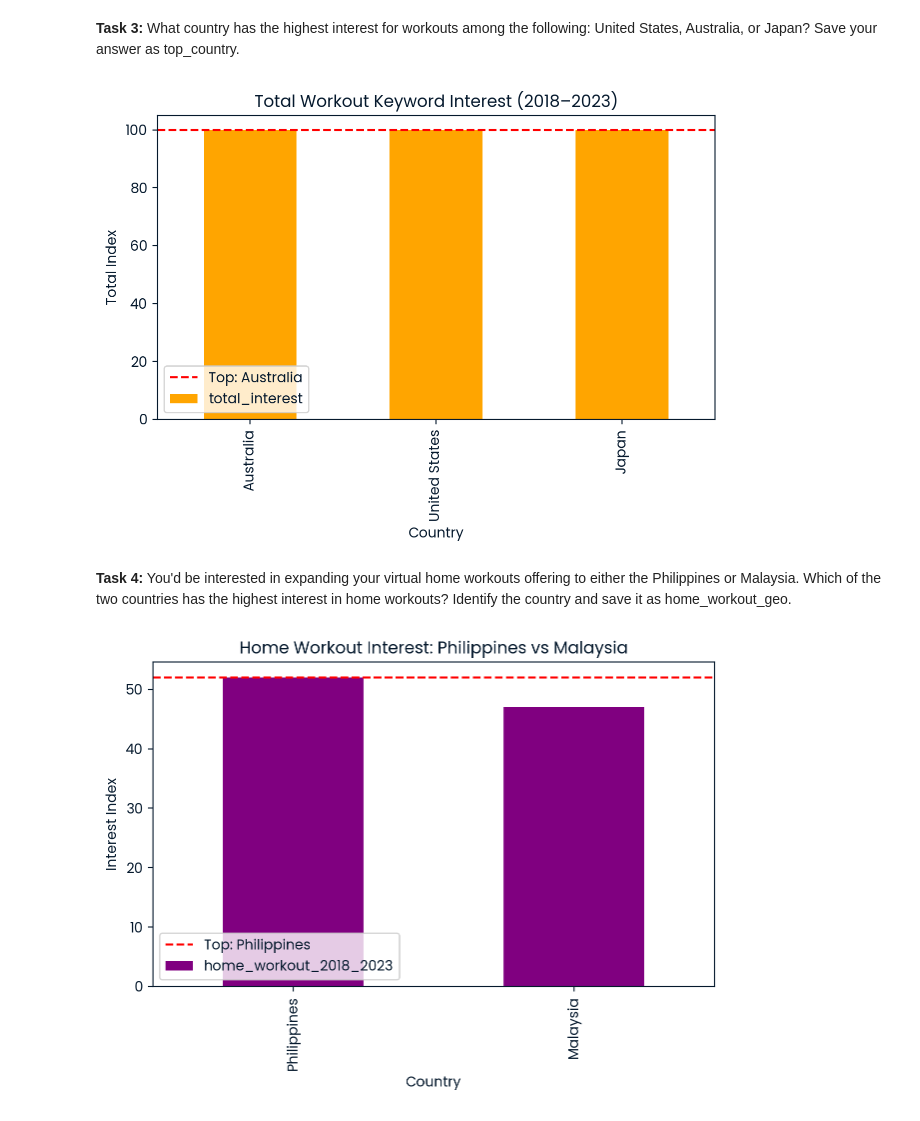
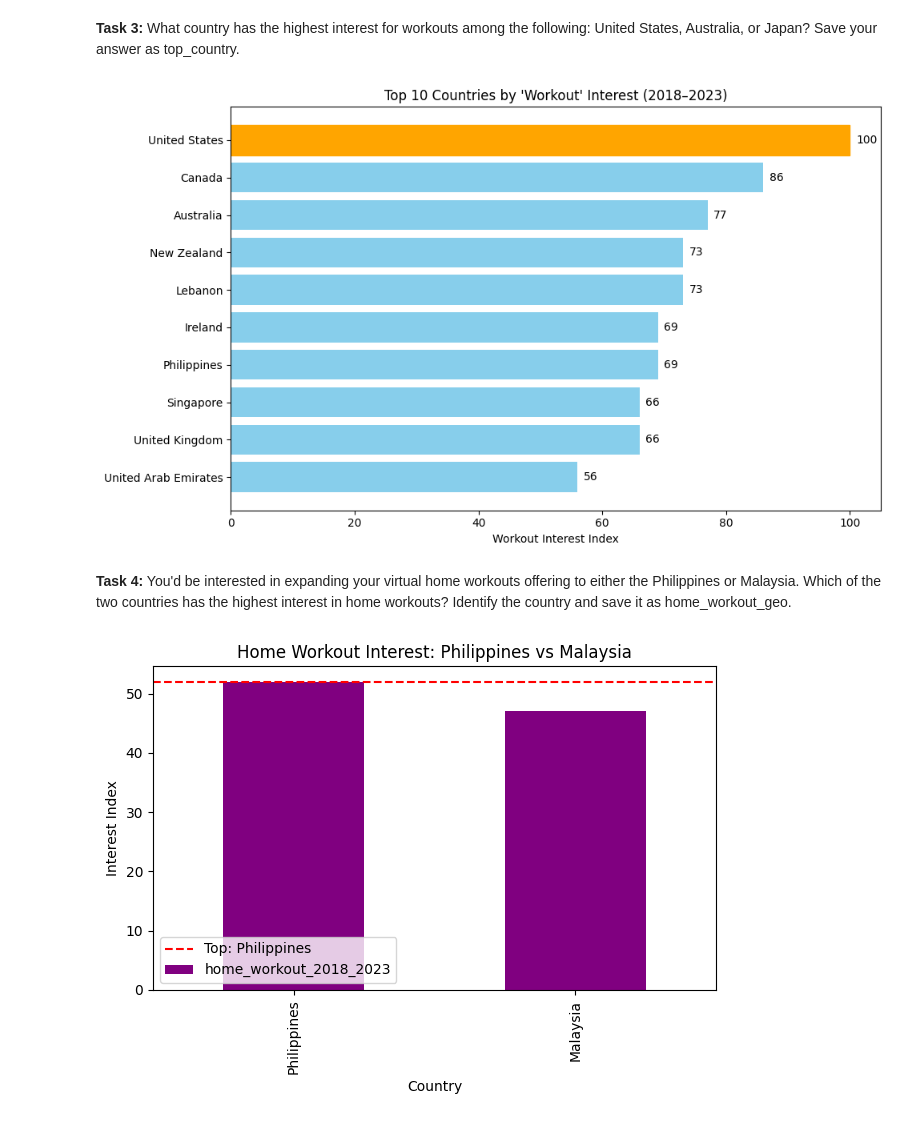
Before and after one commit to shehryarlodhi/Data-Driven-Market-Analysis, a Jupyter notebook: notebook.ipynb, the cells around one changed output. Cells and saved outputs as stored; diff of their text form; code cells hidden in the pictures.

Commit message:
Top Country Modified

```diff
--- a/notebook.ipynb
+++ b/notebook.ipynb
@@ -123,34 +123,48 @@ plt.show()
 # %% [markdown]
 **Task 3:** What country has the highest interest for workouts among the following: United States, Australia, or Japan? Save your answer as top_country.
 # %%
-# Load data
-three_keywords_geo_df = pd.read_csv("data/three_keywords_geo.csv")
+import pandas as pd
+import matplotlib.pyplot as plt
 
-# Filter for 3 countries
-filtered_countries_df = three_keywords_geo_df[
-    three_keywords_geo_df['Country'].isin(['United States', 'Australia', 'Japan'])
+# Load the dataset
+workout_geo_df = pd.read_csv("data/workout_geo.csv")
+
+# Find the country with the highest interest
+top_country = workout_geo_df.loc[
+    workout_geo_df['workout_2018_2023'].idxmax(), 'country'
 ]
 
-# Sum across keyword columns
-grouped_df = filtered_countries_df.set_index("Country")[[
-    "home_workout_2018_2023",
-    "gym_workout_2018_2023",
-    "home_gym_2018_2023"
-]]
-grouped_df['total_interest'] = grouped_df.sum(axis=1)
-top_country = grouped_df['total_interest'].idxmax()
+# Sort and get top 10 countries by interest
+top_10_countries = workout_geo_df.sort_values(
+    by='workout_2018_2023', ascending=False
+).head(10)
 
-# Plot bar chart
-grouped_df['total_interest'].plot(kind='bar', color='orange')
-plt.title("Total Workout Keyword Interest (2018–2023)")
-plt.ylabel("Total Index")
-plt.xlabel("Country")
-plt.axhline(grouped_df['total_interest'].max(), color='red', linestyle='--', label=f"Top: {top_country}")
-plt.legend()
+# Plot
+plt.figure(figsize=(10, 6))
+bars = plt.barh(
+    top_10_countries['country'],
+    top_10_countries['workout_2018_2023'],
+    color='skyblue'
+)
+plt.gca().invert_yaxis()  # Highest on top
+plt.title("Top 10 Countries by 'Workout' Interest (2018–2023)")
+plt.xlabel("Workout Interest Index")
+
+# Highlight the top country in a different color
+for bar, country in zip(bars, top_10_countries['country']):
+    if country == top_country:
+        bar.set_color('orange')
+
+# Annotate bars
+for bar in bars:
+    width = bar.get_width()
+    plt.text(width + 1, bar.get_y() + bar.get_height()/2,
+             f'{width:.0f}', va='center')
+
 plt.tight_layout()
 plt.show()
 # %% [output]
-[figure, old version]
+[figure, new version]
 # %% [markdown]
 **Task 4:** You'd be interested in expanding your virtual home workouts offering to either the Philippines or Malaysia. Which of the two countries has the highest interest in home workouts? Identify the country and save it as home_workout_geo.
 # %%
@@ -174,4 +188,4 @@ plt.legend()
 plt.tight_layout()
 plt.show()
 # %% [output]
-[figure, old version]
+[figure, new version]
```
Also changed, not shown: parts of 3 cells of this notebook.
